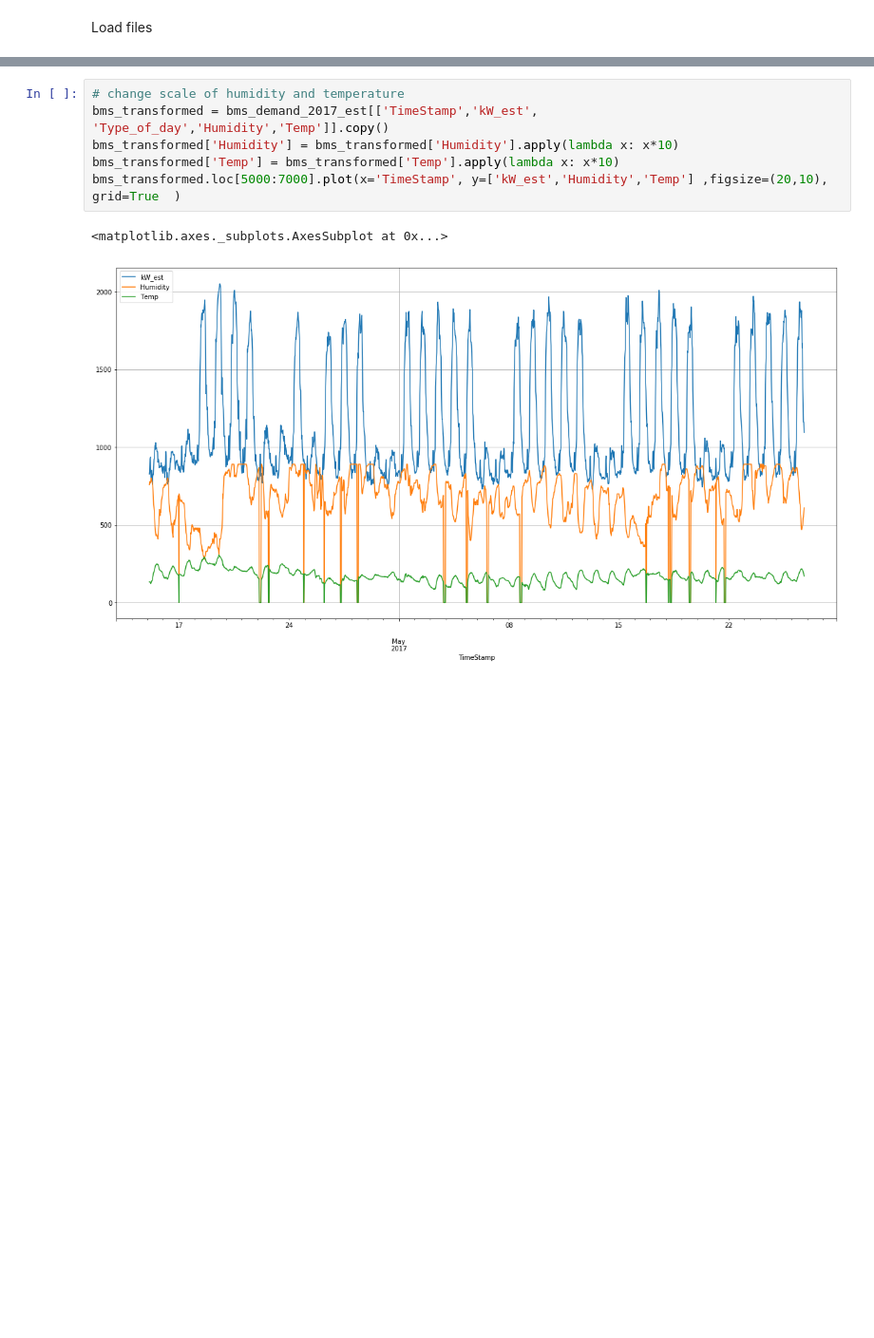
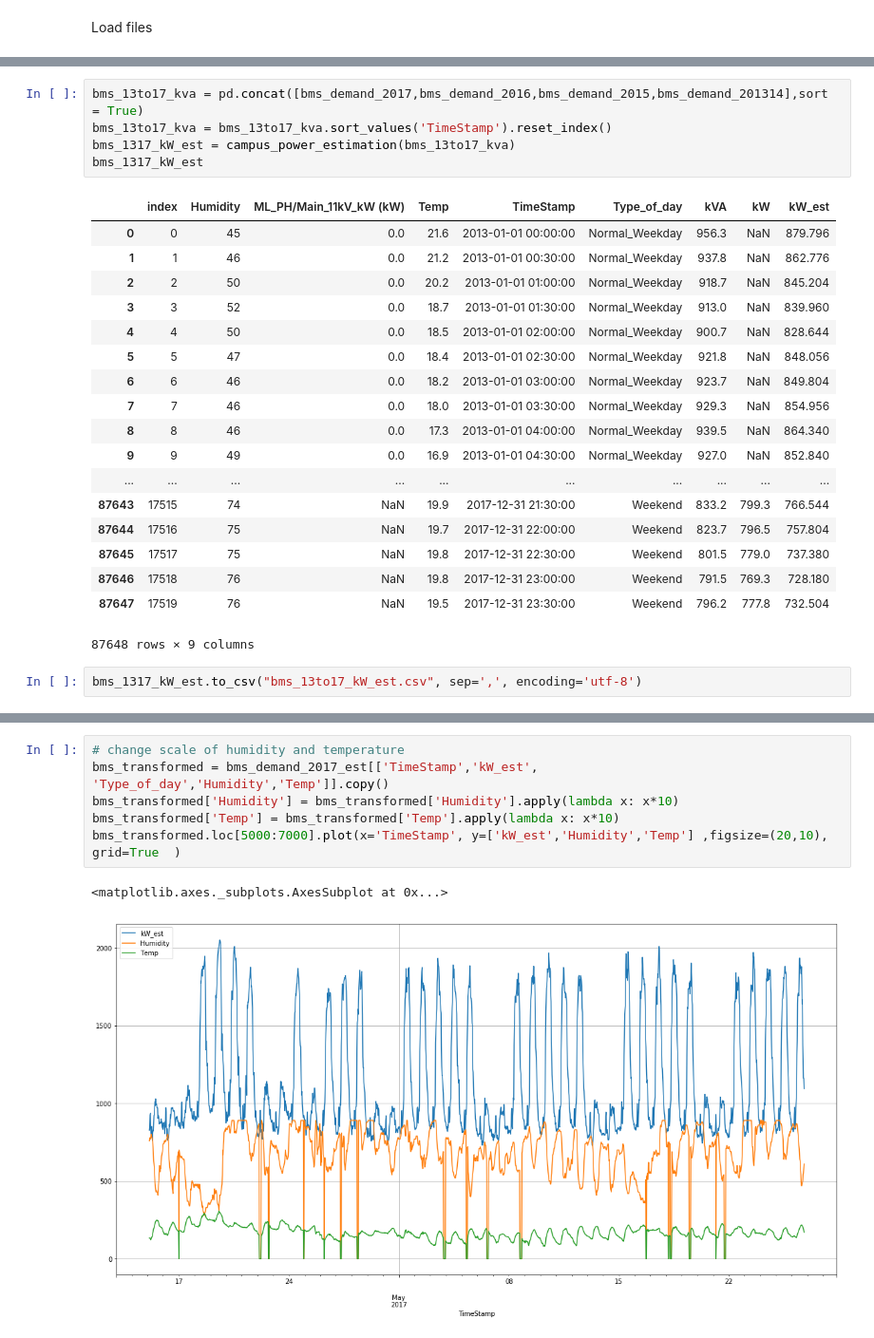
Before and after one commit to MSAmit/Capstone-project, a Jupyter notebook: BMS_data_analysis.ipynb, the cells around one changed output, grey strips where cells are left out. Shown at 95% size. Cells and saved outputs as stored; diff of their text form; blank space fills up the shorter version.

```diff
--- a/BMS_data_analysis.ipynb
+++ b/BMS_data_analysis.ipynb
@@ -138 +134,27 @@ bms_demand_2017['kVA'].plot.line()
+# %%
+bms_13to17_kva = pd.concat([bms_demand_2017,bms_demand_2016,bms_demand_2015,bms_demand_201314],sort = True)
+bms_13to17_kva = bms_13to17_kva.sort_values('TimeStamp').reset_index()
+bms_1317_kW_est = campus_power_estimation(bms_13to17_kva)
+bms_1317_kW_est
+# %% [output]
+|  | index | Humidity | ML_PH/Main_11kV_kW (kW) | Temp | TimeStamp | Type_of_day | kVA | kW | kW_est |
+| 0 | 0 | 45 | 0.0 | 21.6 | 2013-01-01 00:00:00 | Normal_Weekday | 956.3 | NaN | 879.796 |
+| 1 | 1 | 46 | 0.0 | 21.2 | 2013-01-01 00:30:00 | Normal_Weekday | 937.8 | NaN | 862.776 |
+| 2 | 2 | 50 | 0.0 | 20.2 | 2013-01-01 01:00:00 | Normal_Weekday | 918.7 | NaN | 845.204 |
+| 3 | 3 | 52 | 0.0 | 18.7 | 2013-01-01 01:30:00 | Normal_Weekday | 913.0 | NaN | 839.960 |
+| 4 | 4 | 50 | 0.0 | 18.5 | 2013-01-01 02:00:00 | Normal_Weekday | 900.7 | NaN | 828.644 |
+| 5 | 5 | 47 | 0.0 | 18.4 | 2013-01-01 02:30:00 | Normal_Weekday | 921.8 | NaN | 848.056 |
+| 6 | 6 | 46 | 0.0 | 18.2 | 2013-01-01 03:00:00 | Normal_Weekday | 923.7 | NaN | 849.804 |
+| 7 | 7 | 46 | 0.0 | 18.0 | 2013-01-01 03:30:00 | Normal_Weekday | 929.3 | NaN | 854.956 |
+| 8 | 8 | 46 | 0.0 | 17.3 | 2013-01-01 04:00:00 | Normal_Weekday | 939.5 | NaN | 864.340 |
+| 9 | 9 | 49 | 0.0 | 16.9 | 2013-01-01 04:30:00 | Normal_Weekday | 927.0 | NaN | 852.840 |
+| ... | ... | ... | ... | ... | ... | ... | ... | ... | ... |
+| 87643 | 17515 | 74 | NaN | 19.9 | 2017-12-31 21:30:00 | Weekend | 833.2 | 799.3 | 766.544 |
+| 87644 | 17516 | 75 | NaN | 19.7 | 2017-12-31 22:00:00 | Weekend | 823.7 | 796.5 | 757.804 |
+| 87645 | 17517 | 75 | NaN | 19.8 | 2017-12-31 22:30:00 | Weekend | 801.5 | 779.0 | 737.380 |
+| 87646 | 17518 | 76 | NaN | 19.8 | 2017-12-31 23:00:00 | Weekend | 791.5 | 769.3 | 728.180 |
+| 87647 | 17519 | 76 | NaN | 19.5 | 2017-12-31 23:30:00 | Weekend | 796.2 | 777.8 | 732.504 |
+87648 rows × 9 columns
+# %%
+bms_1317_kW_est.to_csv("bms_13to17_kW_est.csv", sep=',', encoding='utf-8')
 # %%
```
Also changed, not shown: parts of 28 cells of this notebook, 1 other file.
